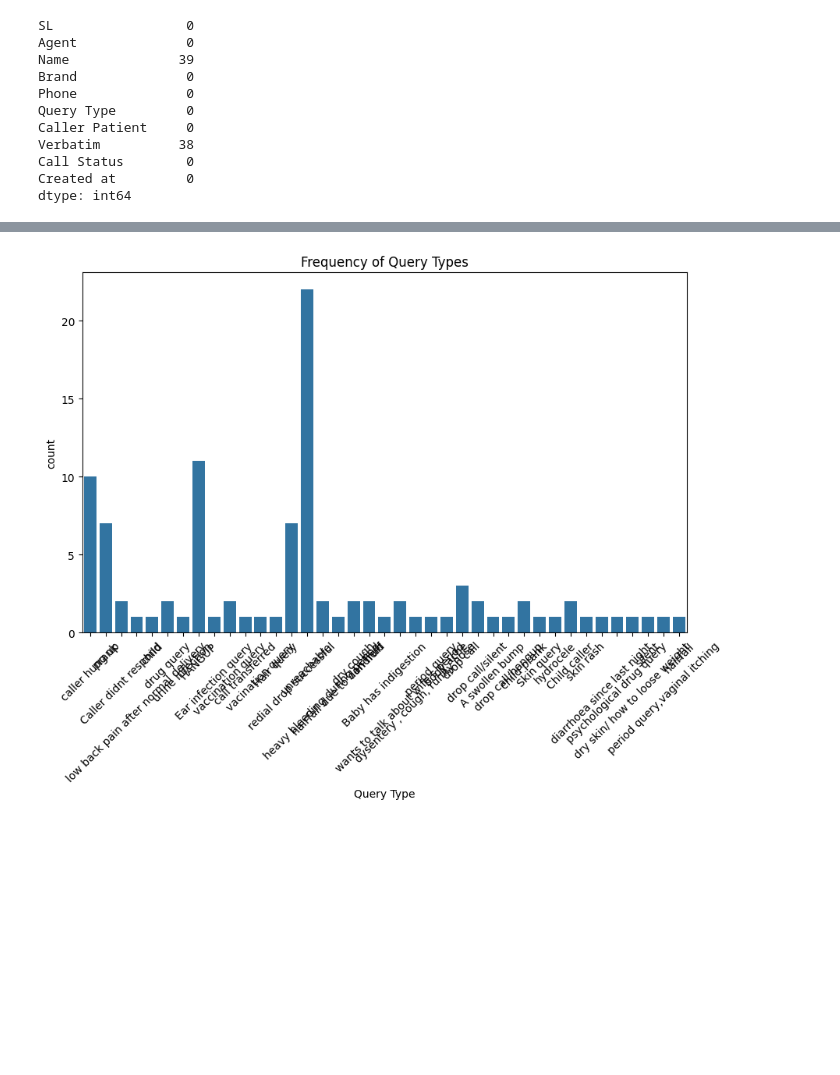
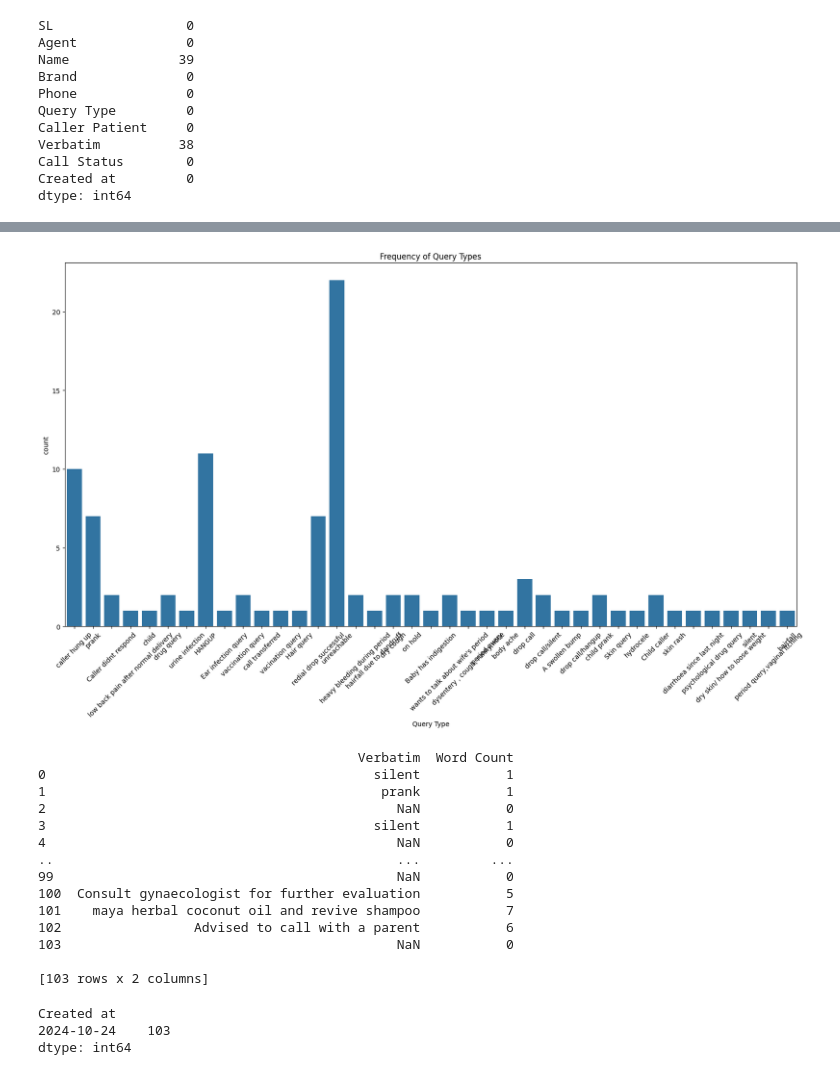
Before and after one commit to JARIN-TIAS/DataAnalysis-, a Jupyter notebook: Doctor_CRM_Data_analysis.ipynb, the cells around one changed output, grey strips where cells are left out. Drawn from its saved outputs; the diff is of its cells as text; code cells hidden in the pictures; blank space fills up the shorter version.

```diff
--- a/Doctor_CRM_Data_analysis.ipynb
+++ b/Doctor_CRM_Data_analysis.ipynb
@@ -93,12 +93,43 @@ Sumaiya          6      11          22            10
 # %%
 import matplotlib.pyplot as plt
 import seaborn as sns
 
 # Bar plot for Query Type frequencies
-plt.figure(figsize=(10, 6))
+plt.figure(figsize=(20, 10))
 sns.countplot(data=df, x='Query Type')
 plt.xticks(rotation=45)
 plt.title('Frequency of Query Types')
 plt.show()
 # %% [output]
-[figure, old version]
+[figure, new version]
+# %%
+#Text Analysis
+# Word count in verbatim responses
+df['Word Count'] = df['Verbatim'].apply(lambda x: len(str(x).split()) if pd.notna(x) else 0)
+print(df[['Verbatim', 'Word Count']])
+# %% [output]
+                                         Verbatim  Word Count
+0                                          silent           1
+1                                           prank           1
+2                                             NaN           0
+3                                          silent           1
+4                                             NaN           0
+..                                            ...         ...
+99                                            NaN           0
+100  Consult gynaecologist for further evaluation           5
+101    maya herbal coconut oil and revive shampoo           7
+102                 Advised to call with a parent           6
+103                                           NaN           0
+
+[103 rows x 2 columns]
+# %%
+# Convert 'Created' to datetime
+df['Created at'] = pd.to_datetime(df['Created at'])
+
+# Group by date
+daily_calls = df.groupby(df['Created at'].dt.date).size()
+print(daily_calls)
+# %% [output]
+Created at
+2024-10-24    103
+dtype: int64
```
